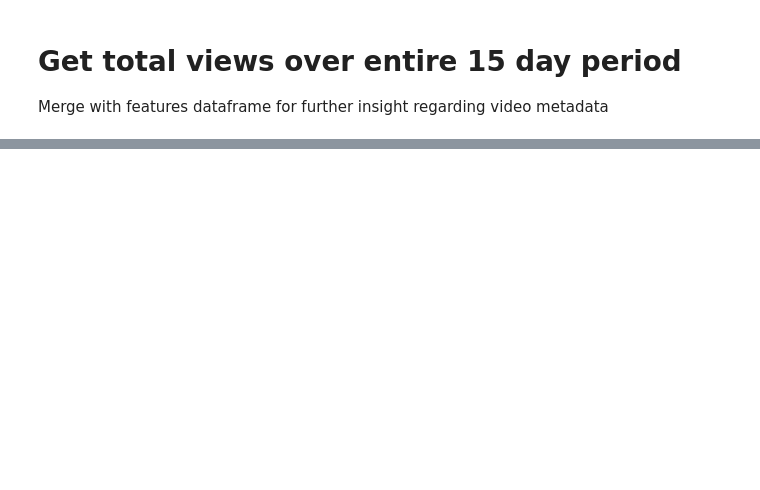
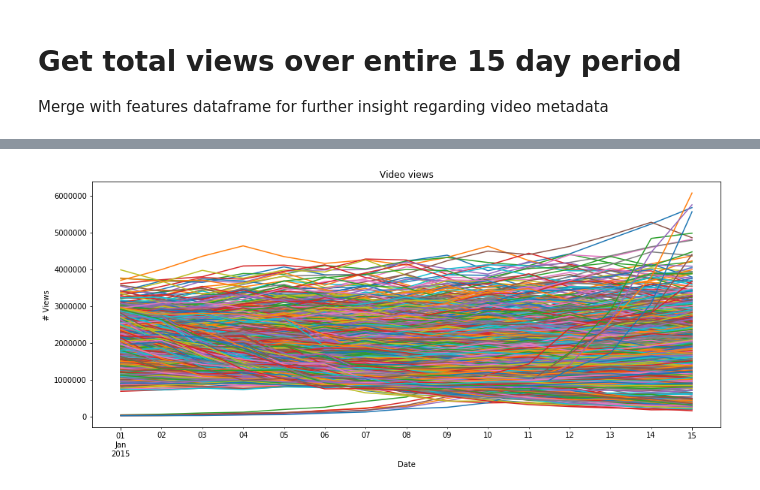
Before and after one commit to DTrimarchi10/Viral_video_classification, a Jupyter notebook: viral_video.ipynb, the cells around one changed output, grey strips where cells are left out. Cells and saved outputs as stored; diff of their text form; code cells hidden in the pictures; blank space fills up the shorter version.

```diff
--- a/viral_video.ipynb
+++ b/viral_video.ipynb
@@ -192,0 +186,8 @@ plot_video_trends(list(total_views_merged.iloc[1000:1500].index.values), legend=
+# %%
+number_of_vids = len(total_views_merged)
+quartile_size = int(number_of_vids/4)
+# %%
+#Top Quartile
+plot_video_trends(list(total_views_merged.head(quartile_size).index.values), legend=False)
+# %% [output]
+[figure, added]
```
Also changed, not shown: parts of 58 cells of this notebook.
